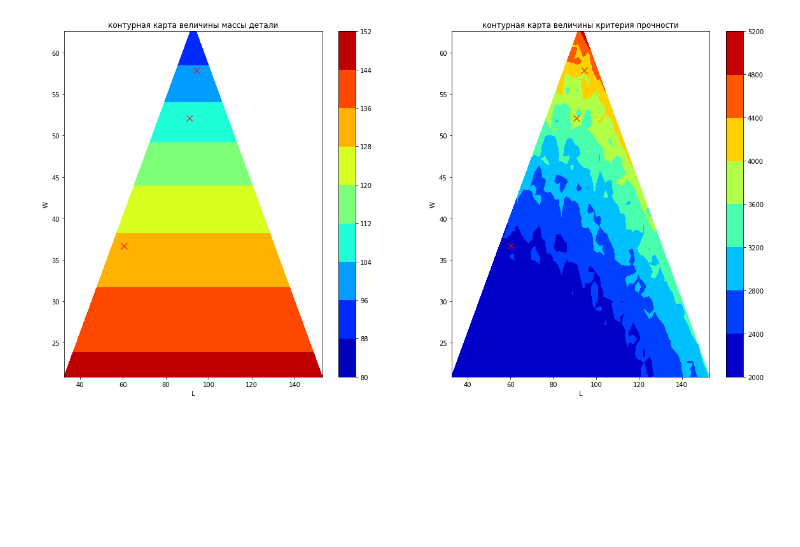
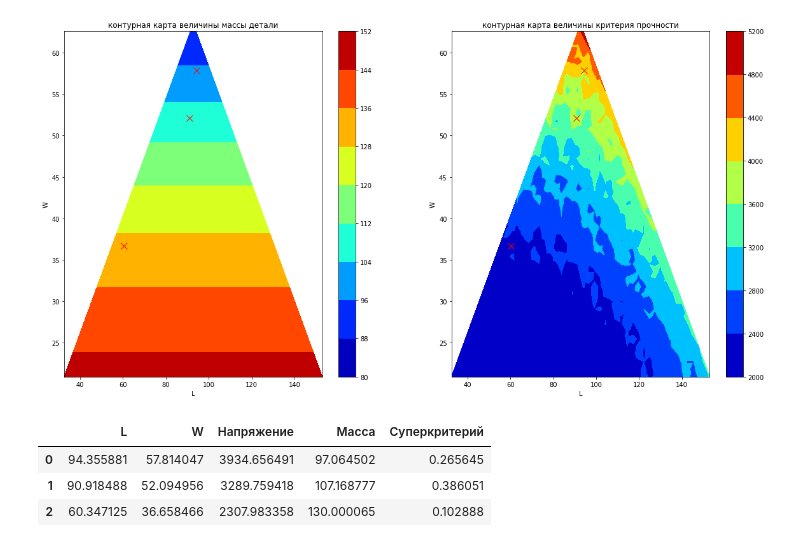
Before and after one commit to alxkorn/ISM, a Jupyter notebook: HW2.ipynb, the cells around one changed output. Drawn from its saved outputs; the diff is of its cells as text; code cells hidden in the pictures; blank space fills up the shorter version.

```diff
--- a/HW2.ipynb
+++ b/HW2.ipynb
@@ -421,3 +421,5 @@ rez_specs
 array([[3934.65649097,   97.06450201],
        [3289.75941838,  107.16877699],
        [2307.98335808,  130.0000648 ]])
+# %%
+rez_super_crit = np.array([opt_func(*lw,*pp,mpar,spar) for lw,pp in zip(rez,perfect_points)]).reshape(-1,1)
@@ -456,3 +464,14 @@ plt.title('контурная карта величины критерия пр
 # %% [output]
 <matplotlib.text.Text at 0x...>
 [figure]
+# %%
+columns = ['L','W','Напряжение','Масса','Суперкритерий']
+dt = np.hstack((rez,rez_specs,rez_super_crit))
+df = pd.DataFrame(data = dt,columns=columns)
+# %%
+df
+# %% [output]
+|  | L | W | Напряжение | Масса | Суперкритерий |
+| 0 | 94.355881 | 57.814047 | 3934.656491 | 97.064502 | 0.265645 |
+| 1 | 90.918488 | 52.094956 | 3289.759418 | 107.168777 | 0.386051 |
+| 2 | 60.347125 | 36.658466 | 2307.983358 | 130.000065 | 0.102888 |
```
Also changed, not shown: parts of 1 cell of this notebook.
